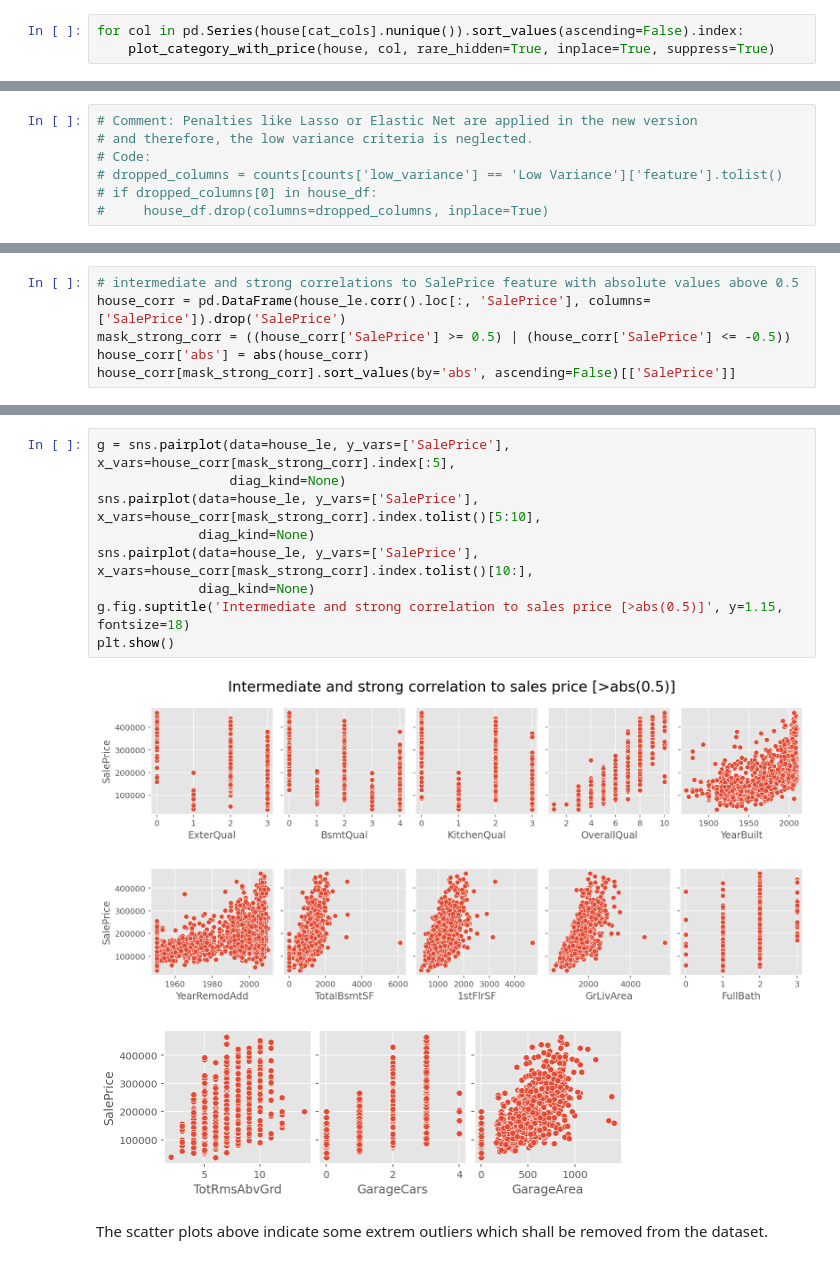
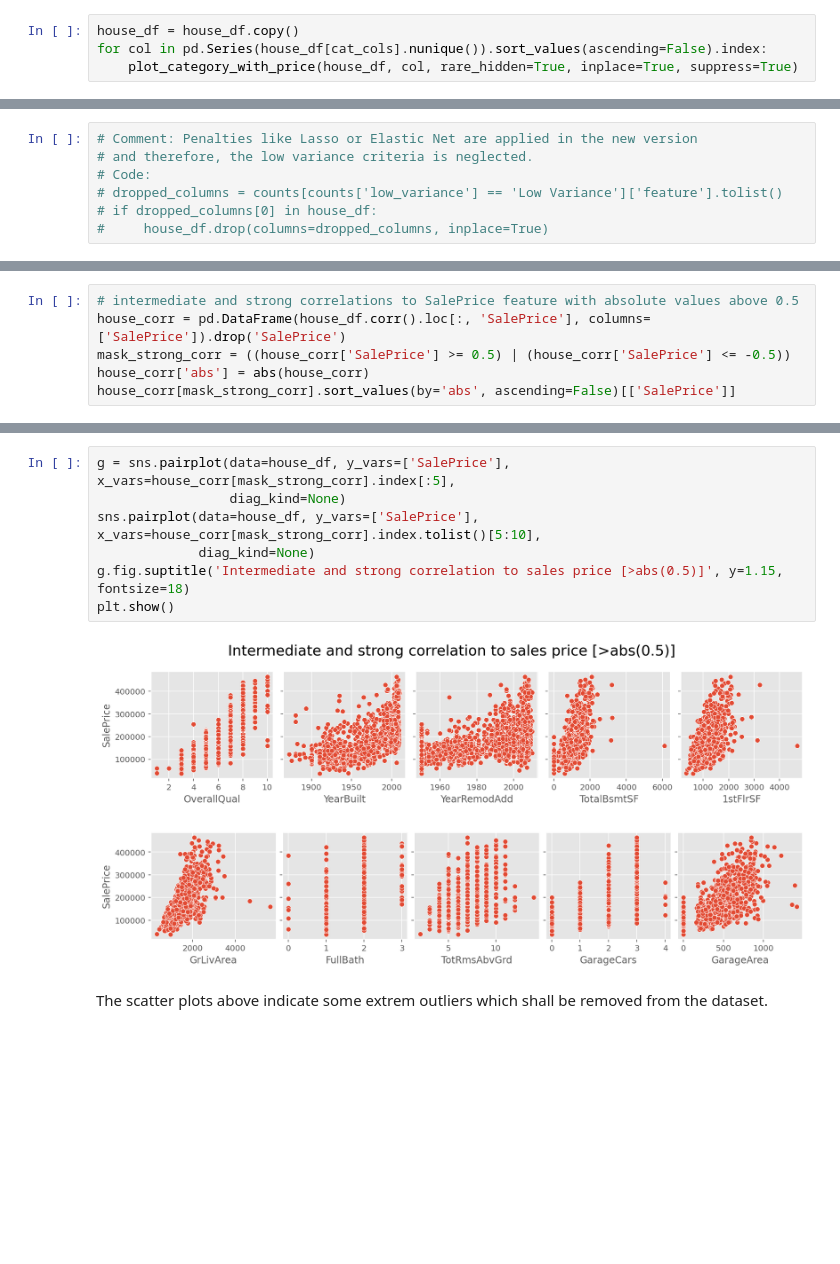
Before and after one commit to androi7/ds-mini-projects, a Jupyter notebook: House-Prices/House_Prices.ipynb, the cells around one changed output, grey strips where cells are left out. Drawn from its saved outputs; the diff is of its cells as text; blank space fills up the shorter version.

```diff
--- a/House-Prices/House_Prices.ipynb
+++ b/House-Prices/House_Prices.ipynb
@@ -663,6 +664,7 @@ plot_category_with_price(house, 'Exterior1st', rare_hidden=True)
 # %%
-for col in pd.Series(house[cat_cols].nunique()).sort_values(ascending=False).index:
-    plot_category_with_price(house, col, rare_hidden=True, inplace=True, suppress=True)
+house_df = house_df.copy()
+for col in pd.Series(house_df[cat_cols].nunique()).sort_values(ascending=False).index:
+    plot_category_with_price(house_df, col, rare_hidden=True, inplace=True, suppress=True)
 # %%
 # checking for low variance features which are less meaningful for predicting a model (threshold 80%)
 # source: https://saadabbas.net/house-price-prediction/
@@ -713,6 +712,6 @@ def correlation_heat_map(df):
 # %%
 # intermediate and strong correlations to SalePrice feature with absolute values above 0.5
-house_corr = pd.DataFrame(house_le.corr().loc[:, 'SalePrice'], columns=['SalePrice']).drop('SalePrice')
+house_corr = pd.DataFrame(house_df.corr().loc[:, 'SalePrice'], columns=['SalePrice']).drop('SalePrice')
 mask_strong_corr = ((house_corr['SalePrice'] >= 0.5) | (house_corr['SalePrice'] <= -0.5))
 house_corr['abs'] = abs(house_corr)
 house_corr[mask_strong_corr].sort_values(by='abs', ascending=False)[['SalePrice']]
@@ -750,18 +742,15 @@ house_corr[mask_moderate_corr].sort_values(by='abs', ascending=False)[['SalePric
 | WoodDeckSF | 0.330764 |
 | LotFrontage | 0.320919 |
 # %%
-g = sns.pairplot(data=house_le, y_vars=['SalePrice'], x_vars=house_corr[mask_strong_corr].index[:5],
+g = sns.pairplot(data=house_df, y_vars=['SalePrice'], x_vars=house_corr[mask_strong_corr].index[:5],
                  diag_kind=None)
-sns.pairplot(data=house_le, y_vars=['SalePrice'], x_vars=house_corr[mask_strong_corr].index.tolist()[5:10],
-             diag_kind=None)
-sns.pairplot(data=house_le, y_vars=['SalePrice'], x_vars=house_corr[mask_strong_corr].index.tolist()[10:],
+sns.pairplot(data=house_df, y_vars=['SalePrice'], x_vars=house_corr[mask_strong_corr].index.tolist()[5:10],
              diag_kind=None)
 g.fig.suptitle('Intermediate and strong correlation to sales price [>abs(0.5)]', y=1.15, fontsize=18)
 plt.show()
 # %% [output]
-[figure, old version]
+[figure, new version]
-[figure, old version]
+[figure, new version]
-[figure, removed]
 # %% [markdown]
 The scatter plots above indicate some extrem outliers which shall be removed from the dataset.
 # %%
```
Also changed, not shown: parts of 49 cells of this notebook, 11 other files.
